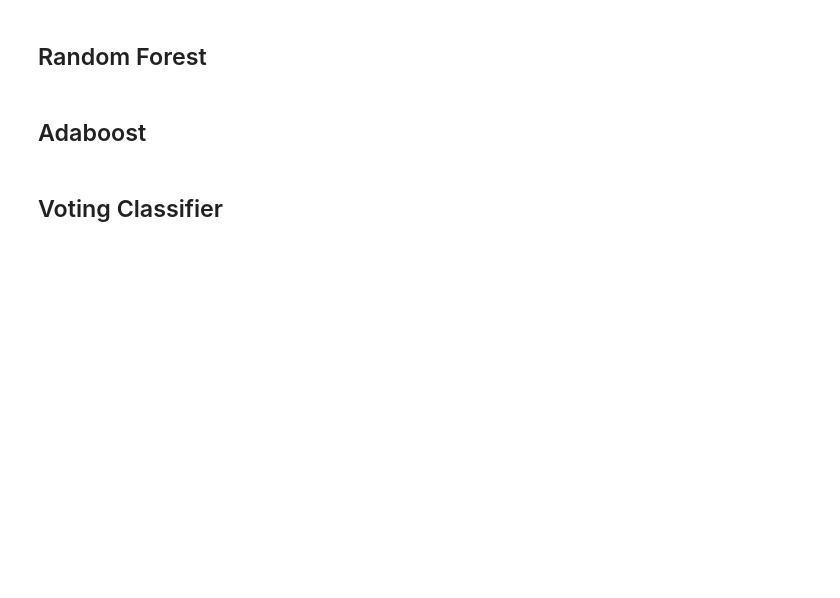
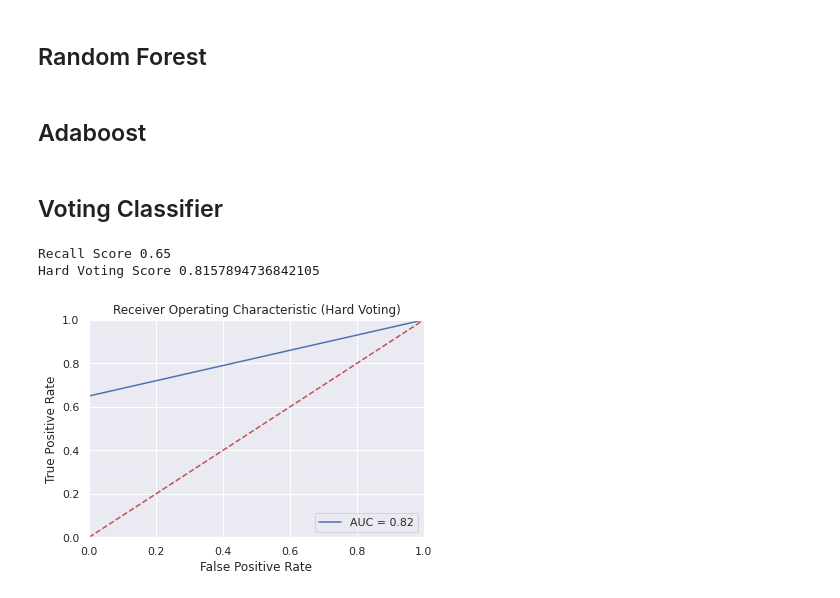
Before and after one commit to desertSniper87/ensemble-alzheimers, a Jupyter notebook: main.ipynb, the cells around one changed output. Saved outputs shown, nothing was run; the diff lists cells and outputs as text; code cells hidden in the pictures; blank space fills up the shorter version.

```diff
--- a/main.ipynb
+++ b/main.ipynb
@@ -748,3 +808,51 @@ g = g.set_title("Cross validation scores")
 # g = plot_learning_curve(classifiers[9],"LinearDiscriminantAnalysis learning curve",X,Y,cv=kfold)
 # %% [markdown]
 ## Voting Classifier
+# %%
+from sklearn.ensemble import VotingClassifier
+
+votingC = VotingClassifier(estimators=[
+                                       ('adaboost', classifiers[4]),
+                                       ('svm', classifiers[1]),
+                                       ('lr', classifiers[0]),
+                                       ('dt', classifiers[2])], voting='hard', n_jobs=4)
+
+# votingC = classifiers[3]
+
+# scores = cross_val_score(classifiers[4], X, Y, cv=4, scoring='accuracy')
+votingC.fit(X_trainval_scaled, Y_trainval)
+
+
+yhat = votingC.predict(X_test_scaled)
+
+test_recall = recall_score(Y_test, yhat, pos_label=1)
+
+cl = accuracy_score(Y_test, yhat, normalize=True)
+# print(f"Accurately classified {cl} out of {len(Y_test)}")
+print(f"Recall Score {test_recall}")
+print(f"Hard Voting Score {cl}")
+
+# votingC = votingC.fit(X_trainval, Y_trainval)
+# score = votingC.score(X_test, Y_test)
+
+fpr, tpr, thresholds = roc_curve(Y_test, yhat, pos_label=1)
+
+plt.title('Receiver Operating Characteristic (Hard Voting)')
+plt.plot(fpr, tpr, 'b', label = 'AUC = %0.2f' % test_auc)
+plt.legend(loc = 'lower right')
+plt.plot([0, 1], [0, 1],'r--')
+plt.xlim([0, 1])
+plt.ylim([0, 1])
+plt.ylabel('True Positive Rate')
+plt.xlabel('False Positive Rate')
+plt.show()
+
+# eclf = VotingClassifier(estimators=[('Ada Boost', ada_boost), ('Grad Boost', grad_boost), ('XG Boost', xgb_boost)], voting='hard')
+# clf = [rf, et, knn, svc, rg]
+# for clf, label in zip([ada_boost, grad_boost, xgb_boost,eclf], ['Ada Boost','Grad Boost','XG Boost','Ensemble']):
+#     scores = cross_val_score(clf, X, y, cv=10, scoring='accuracy')
+#     print("Accuracy: %0.2f (+/- %0.2f) [%s]" % (scores.mean(), scores.std(), label))
+# %% [output]
+Recall Score 0.65
+Hard Voting Score 0.8157894736842105
+[figure, added]
```
Also changed, not shown: parts of 9 cells of this notebook, 2 other files.
